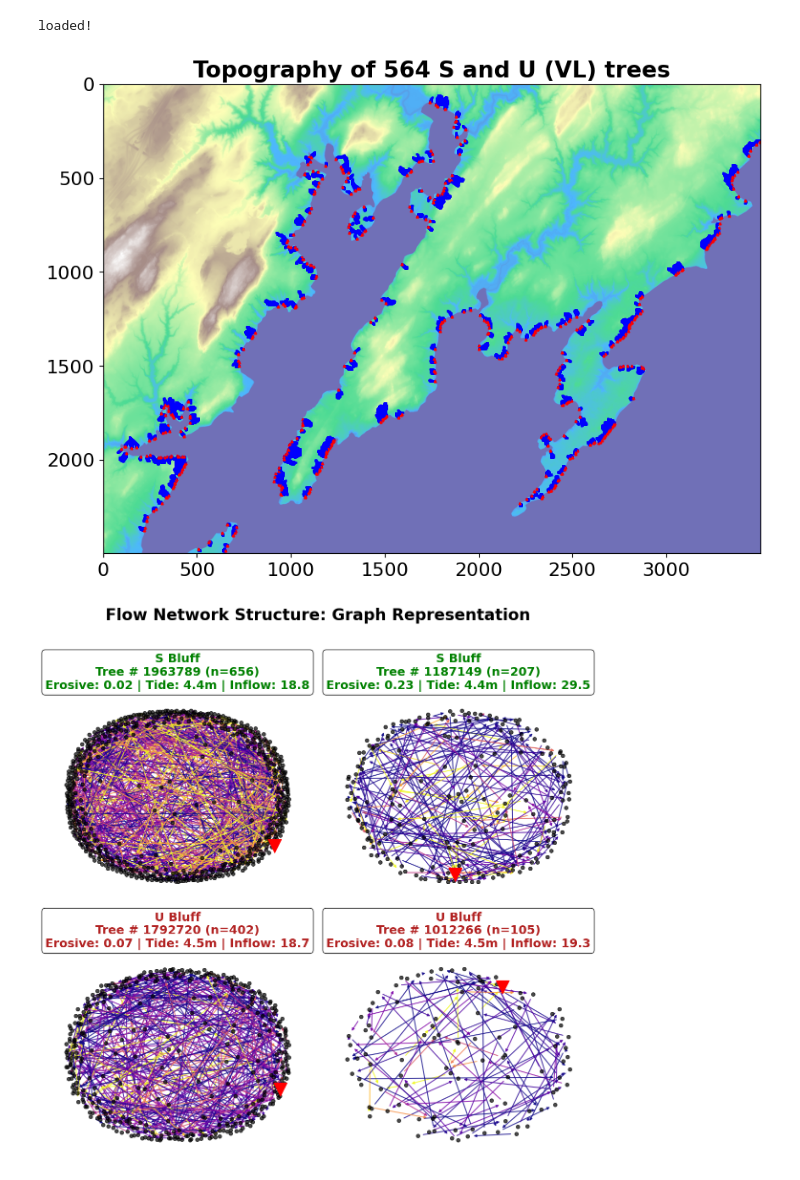
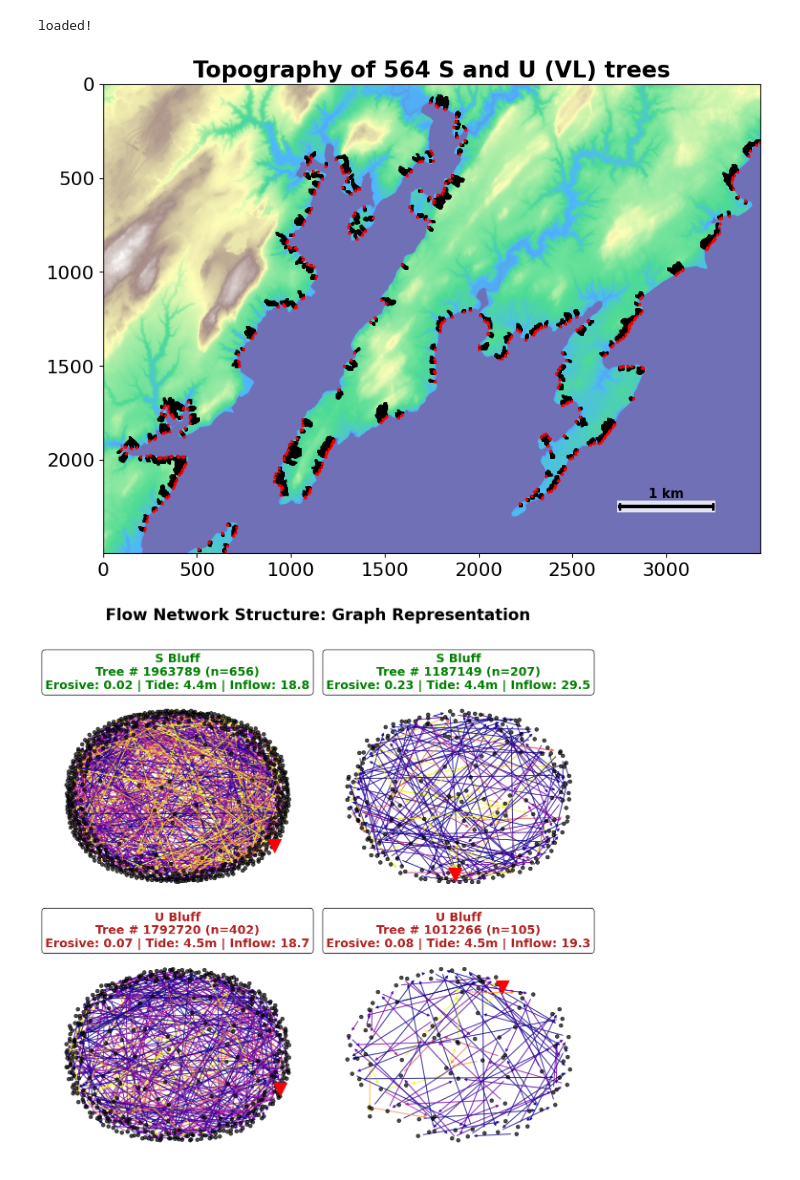
Before and after one commit to waltersn-maine/gdnn, a Jupyter notebook: WolfGraph/0.superWolfGraph.ipynb, the cells around one changed output. Saved outputs shown, nothing was run; the diff lists cells and outputs as text; code cells hidden in the pictures.

```diff
--- a/WolfGraph/0.superWolfGraph.ipynb
+++ b/WolfGraph/0.superWolfGraph.ipynb
@@ -769,10 +769,10 @@ saved!
 # %%
 ## bonus steps: pretty plotting ##
 # %%
-with open('wolfGraphSU.pkl','rb') as q:
+with open('wolfGraphSUVL.pkl','rb') as q:
     dataq = pickle.load(q)
-    labeled_trees = dataq['labeled_trees']
-    SU_trees = dataq['SU_trees']
+    #labeled_trees = dataq['labeled_trees']
+    balanced_SUVL = dataq['balanced_SUVL']
     wolfGraph = dataq['wolfGraph']
     transform = dataq['transform']
     extent = dataq['extent']
@@ -783,35 +783,62 @@ loaded!
 # %%
 # plot all SU trees topographically (more would be pushing it)
 
 plt.rcParams.update({'font.size': 16}) # Set the global font size to 16
 
 selected_pit_ids = list(balanced_SUVL.keys())
 
 fig, ax = plt.subplots(figsize=(10, 8))
 ax.imshow(dem_data, cmap='terrain', alpha=0.7)
 
 
 # Plot first 5 sources
 for pit in selected_pit_ids:
-    tree = labeled_trees[pit]
+    tree = balanced_SUVL[pit]
 
 
     #print(f"Tree nodes: {tree.number_of_nodes()}")
     #print(f"Tree edges: {tree.number_of_edges()}")
 
 
     for node in tree.nodes():
         r, c = tree.nodes[node]['dem_idx']
-        ax.plot(c, r, 'bo', markersize=1, alpha=0.5)
+        ax.plot(c, r, 'ko', markersize=1, alpha=0.5)
 
     # Mark the pit
     pit_r, pit_c = tree.nodes[pit]['dem_idx']
     ax.plot(pit_c, pit_r, 'r^', markersize=2)
 ax.set_title(f"Topography of {len(selected_pit_ids)} S and U (VL) trees",fontweight='bold')
-plt.savefig("fig_564SUVL_topography.png")
+# Add scale bar (1 km = 500 pixels at 2m resolution)
+# Scale bar - 1 km at 2m resolution = 500 pixels
+scale_pixels = 500
+scale_x = 2750
+scale_y = 2250
+bar_height = 15
+
+# White background for readability
+ax.add_patch(plt.Rectangle((scale_x - 10, scale_y - 30),
+             scale_pixels + 20, 60,
+             facecolor='white', alpha=0.8, edgecolor='none'))
+
+# Scale bar
+ax.plot([scale_x, scale_x + scale_pixels], [scale_y, scale_y],
+        'k-', linewidth=3)
+
+# End ticks
+ax.plot([scale_x, scale_x], [scale_y - bar_height, scale_y + bar_height],
+        'k-', linewidth=2)
+ax.plot([scale_x + scale_pixels, scale_x + scale_pixels],
+        [scale_y - bar_height, scale_y + bar_height],
+        'k-', linewidth=2)
+
+# Label
+ax.text(scale_x + scale_pixels/2, scale_y - 35, '1 km',
+        ha='center', va='bottom', fontsize=11,
+        color='black', fontweight='bold')
+plt.savefig("fig_564SUVL_topographyBar1.png")
 plt.show()
 # %% [output]
-[figure, old version]
+[figure, new version]
 # %%
 # visualize abstract trees
 fig, axes = plt.subplots(2, 2, figsize=(12, 12))
```
Also changed, not shown: parts of 1 cell of this notebook, 2 other files.
